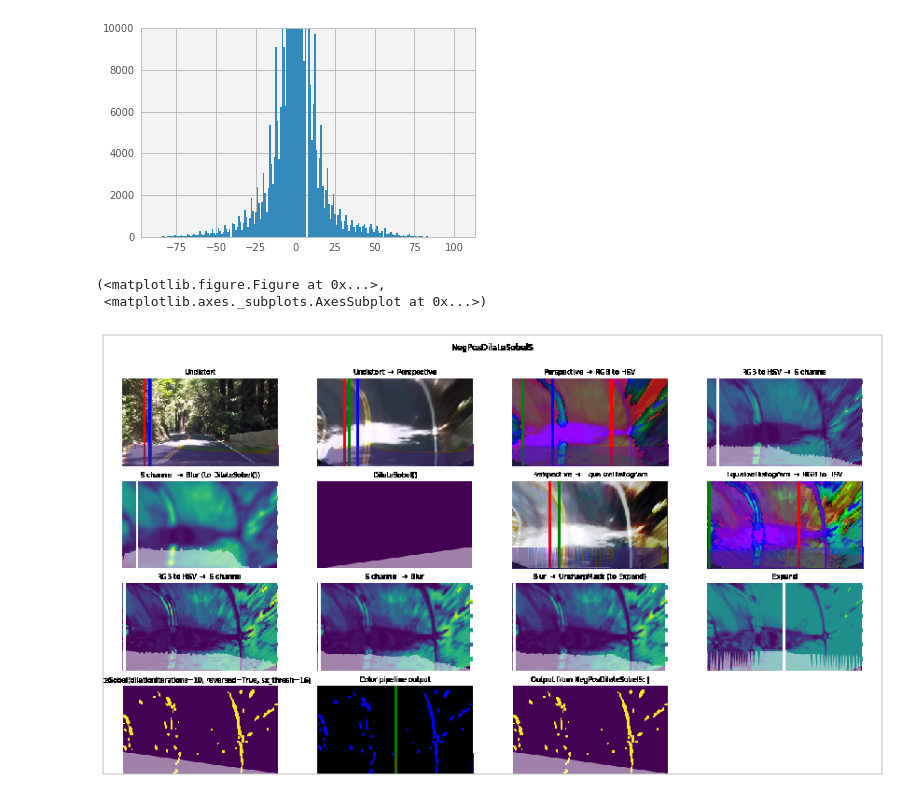
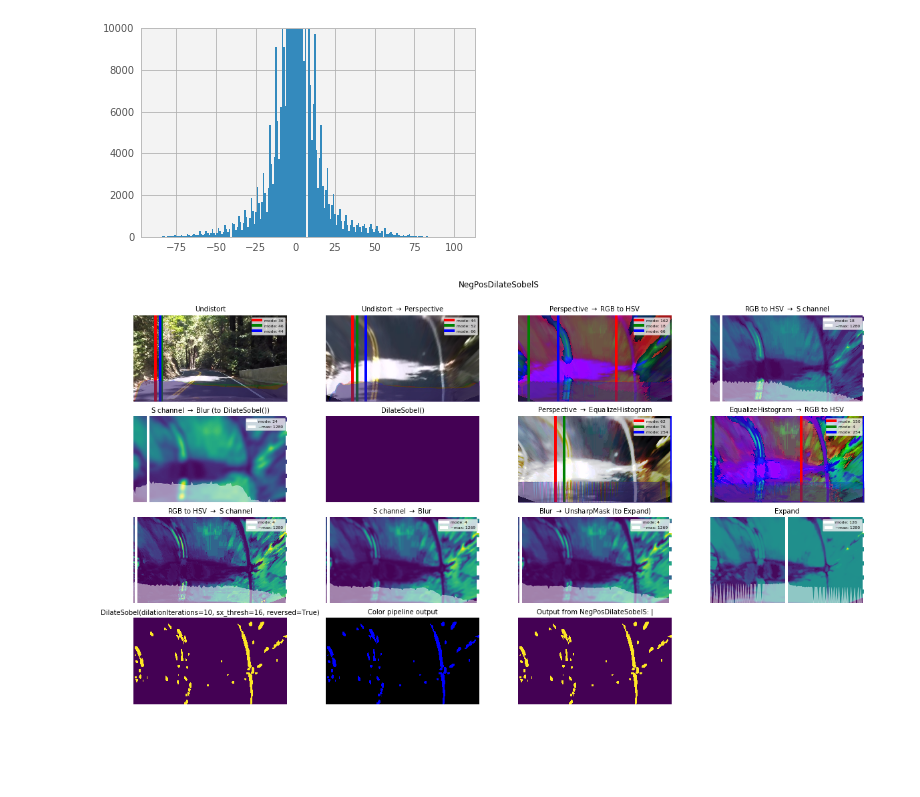
Before and after one commit to tsbertalan/laneLines, a Jupyter notebook: Evaluating HSV.ipynb, the cells around one changed output. Saved outputs shown, nothing was run; the diff lists cells and outputs as text; code cells hidden in the pictures; blank space fills up the shorter version.

```diff
--- a/Evaluating HSV.ipynb
+++ b/Evaluating HSV.ipynb
@@ -249,13 +233,10 @@ ax.set_ylim(0, 10000)
 (0, 10000)
 [figure]
 # %%
-visualizeFilter = VisualizeFilter(negPosDilateSobelS)
-fig, ax = plt.subplots(figsize=(16, 9))
-show(visualizeFilter(frame, clearAxes=True, closeFigure=True, histogramOverlayAlpha=.5), ax=ax)
+visualizeFilter = cf.misc.VisualizeFilter(negPosDilateSobelS, allFrames)
+visualizeFilter(frame, clearAxes=False, closeFigure=False, histogramOverlayAlpha=.5);
 # %% [output]
-(<matplotlib.figure.Figure at 0x...>,
- <matplotlib.axes._subplots.AxesSubplot at 0x...>)
-[figure, old version]
+[figure, new version]
 # %%
 visualizeFilter = VisualizeFilter(negPosDilateSobelS)
 vid, fig = visualizeFilter.visualizeFromKey('harder_challenge', maxFrames=32, histogramOverlayAlpha=.5);
```
Also changed, not shown: parts of 7 cells of this notebook, 7 other files.
